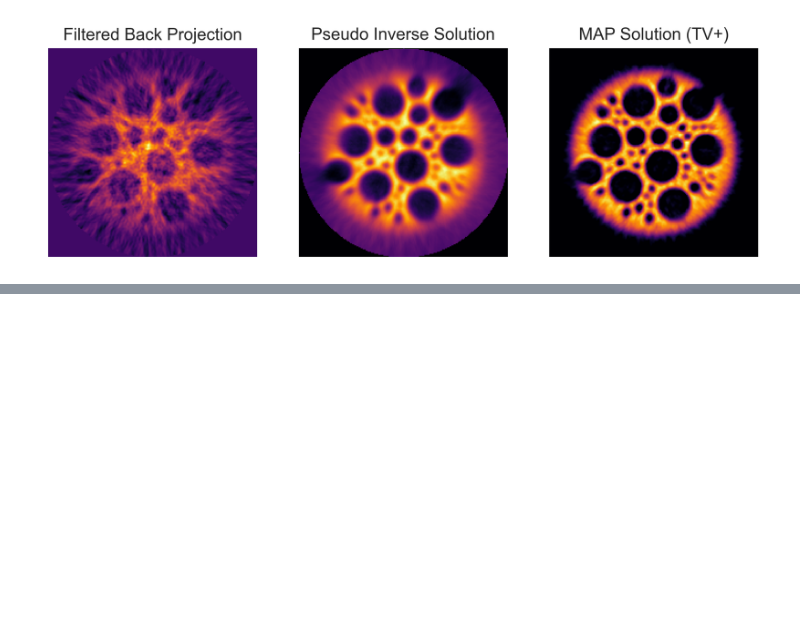
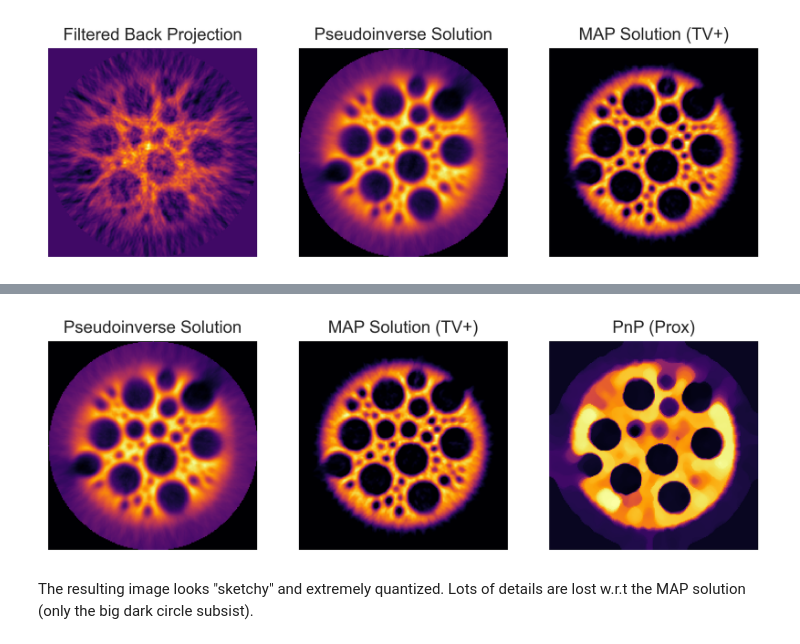
Before and after one commit to pyxu-org/pyxu, a Jupyter notebook: doc/intro/tomo.ipynb, the cells around one changed output, grey strips where cells are left out. Drawn from its saved outputs; the diff is of its cells as text; code cells hidden in the pictures; blank space fills up the shorter version.

```diff
--- a/doc/intro/tomo.ipynb
+++ b/doc/intro/tomo.ipynb
@@ -354,6 +356,6 @@ from pyxu.opt.solver import PGD
 solver = PGD(f=smooth_posterior, g=posL1, show_progress=False, verbosity=250)
 
 # Call fit to trigger the solver
-solver.fit(x0=0*pinv_solution.ravel(), tau=1/beta, acceleration=True, stop_crit=default_stop_crit)
+solver.fit(x0=0*pinv_solution.ravel(), acceleration=True, stop_crit=default_stop_crit)
 recon_tv = solver.solution().squeeze()
 # %% [output]
@@ -393,0 +559,9 @@ Furthermore, Pyxu offers built-in routines for fine-tuning the hyperparameters o
+# %%
+medpnp = MedianFilterPnP(phantom.shape, (5,5))
+# %%
+# Define the solver
+solver = PGD(f=loss, g=medpnp, show_progress=False, verbosity=75)
+
+# Call fit to trigger the solver
+solver.fit(x0=pinv_solution.ravel(), acceleration=True, stop_crit=pxs.MaxIter(250))
+recon_pnp_prox = solver.solution().squeeze()
@@ -393,0 +585,19 @@ Furthermore, Pyxu offers built-in routines for fine-tuning the hyperparameters o
+# %%
+_ = plt.subplot(1,3,1)
+_ = plt.imshow(pinv_solution.reshape(phantom.shape))
+_ = plt.title('Pseudoinverse Solution')
+_ = plt.axis('off')
+
+_ = plt.subplot(1,3,2)
+_ = plt.imshow(recon_tv.reshape(phantom.shape))
+_ = plt.title('MAP Solution (TV+)')
+_ = plt.axis('off')
+
+_ = plt.subplot(1,3,3)
+_ = plt.imshow(recon_pnp_prox.reshape(phantom.shape))
+_ = plt.title('PnP (Prox)')
+_ = plt.axis('off')
+# %% [output]
+[figure, added]
+# %% [markdown]
+The resulting image looks "sketchy" and extremely quantized. Lots of details are lost w.r.t the MAP solution (only the big dark circle subsist).
```
Also changed, not shown: parts of 31 cells of this notebook, 1 other file.
